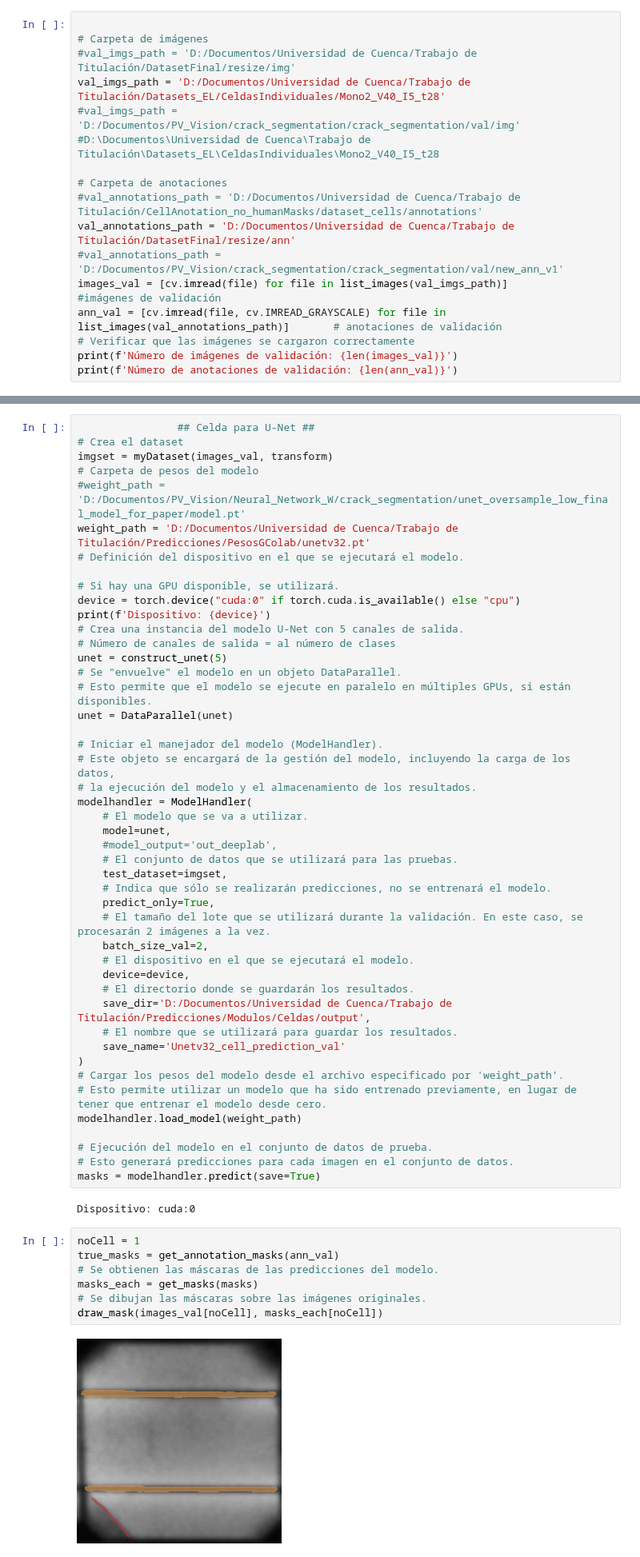
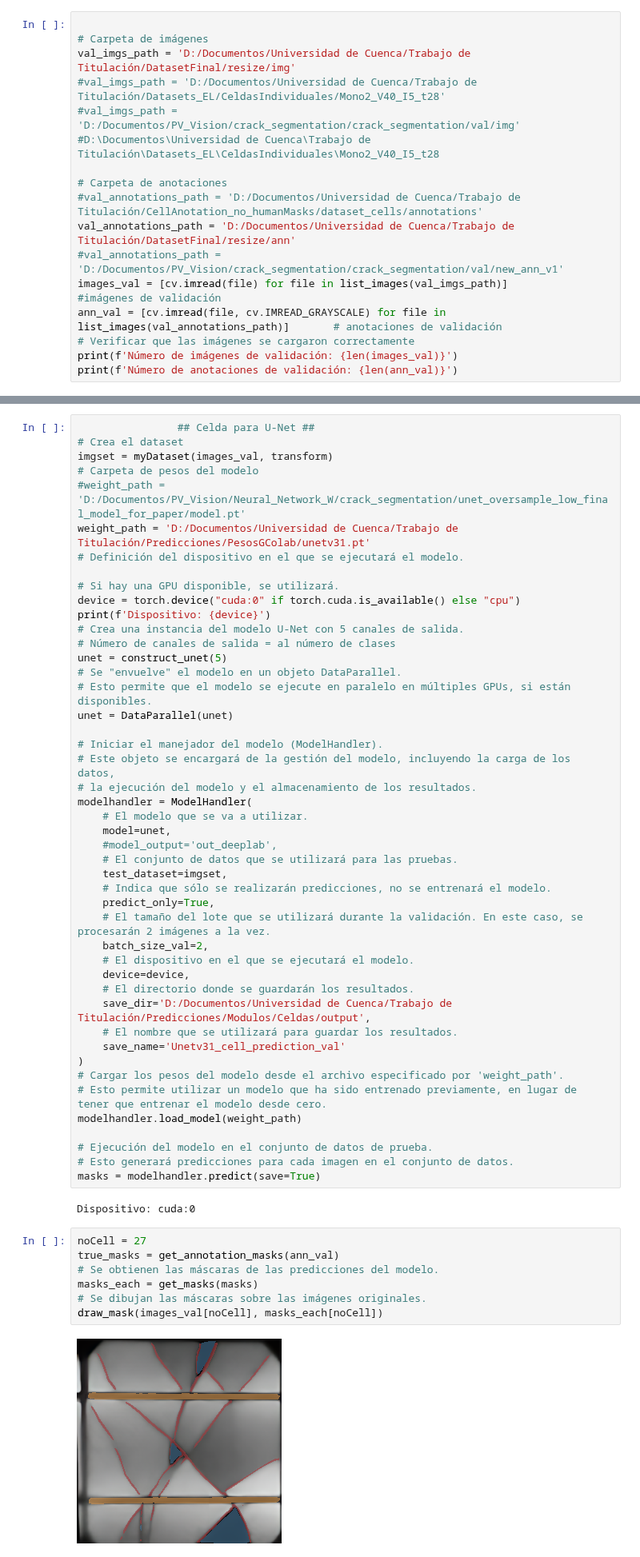
Before and after one commit to Franklingo13/PVDefectDetect, a Jupyter notebook: TestsPV-vision/EvaluacionModelo.ipynb, the cells around one changed output, grey strips where cells are left out. Shown at 80% size. Saved outputs shown, nothing was run; the diff lists cells and outputs as text.

Commit message:
evaluación de unetv31

```diff
--- a/TestsPV-vision/EvaluacionModelo.ipynb
+++ b/TestsPV-vision/EvaluacionModelo.ipynb
@@ -229,8 +229,8 @@ def evaluate_predictions(pred_masks, true_masks):
 # %%
 
 # Carpeta de imágenes
-#val_imgs_path = 'D:/Documentos/Universidad de Cuenca/Trabajo de Titulación/DatasetFinal/resize/img'
-val_imgs_path = 'D:/Documentos/Universidad de Cuenca/Trabajo de Titulación/Datasets_EL/CeldasIndividuales/Mono2_V40_I5_t28'
+val_imgs_path = 'D:/Documentos/Universidad de Cuenca/Trabajo de Titulación/DatasetFinal/resize/img'
+#val_imgs_path = 'D:/Documentos/Universidad de Cuenca/Trabajo de Titulación/Datasets_EL/CeldasIndividuales/Mono2_V40_I5_t28'
 #val_imgs_path = 'D:/Documentos/PV_Vision/crack_segmentation/crack_segmentation/val/img'
 #D:\Documentos\Universidad de Cuenca\Trabajo de Titulación\Datasets_EL\CeldasIndividuales\Mono2_V40_I5_t28
 
@@ -338,7 +338,7 @@ unet = EfficientNet.from_name('efficientnet-b5', n_classes=5, pretrained=False)
 imgset = myDataset(images_val, transform)
 # Carpeta de pesos del modelo
 #weight_path = 'D:/Documentos/PV_Vision/Neural_Network_W/crack_segmentation/unet_oversample_low_final_model_for_paper/model.pt'
-weight_path = 'D:/Documentos/Universidad de Cuenca/Trabajo de Titulación/Predicciones/PesosGColab/unetv32.pt'
+weight_path = 'D:/Documentos/Universidad de Cuenca/Trabajo de Titulación/Predicciones/PesosGColab/unetv31.pt'
 # Definición del dispositivo en el que se ejecutará el modelo.
 
 # Si hay una GPU disponible, se utilizará.
@@ -369,7 +369,7 @@ modelhandler = ModelHandler(
     # El directorio donde se guardarán los resultados.
     save_dir='D:/Documentos/Universidad de Cuenca/Trabajo de Titulación/Predicciones/Modulos/Celdas/output',
     # El nombre que se utilizará para guardar los resultados.
-    save_name='Unetv32_cell_prediction_val'
+    save_name='Unetv31_cell_prediction_val'
 )
 # Cargar los pesos del modelo desde el archivo especificado por 'weight_path'.
 # Esto permite utilizar un modelo que ha sido entrenado previamente, en lugar de tener que entrenar el modelo desde cero.
@@ -381,14 +381,14 @@ masks = modelhandler.predict(save=True)
 # %% [output]
 Dispositivo: cuda:0
 # %%
-noCell = 1
+noCell = 27
 true_masks = get_annotation_masks(ann_val)
 # Se obtienen las máscaras de las predicciones del modelo.
 masks_each = get_masks(masks)
 # Se dibujan las máscaras sobre las imágenes originales.
 draw_mask(images_val[noCell], masks_each[noCell])
 # %% [output]
-[figure, old version]
+[figure, new version]
 # %%
 # Calcular las métricas para las predicciones del modelo.
 metrics = evaluate_predictions(masks_each, true_masks)
```
Also changed, not shown: parts of 2 cells of this notebook.
